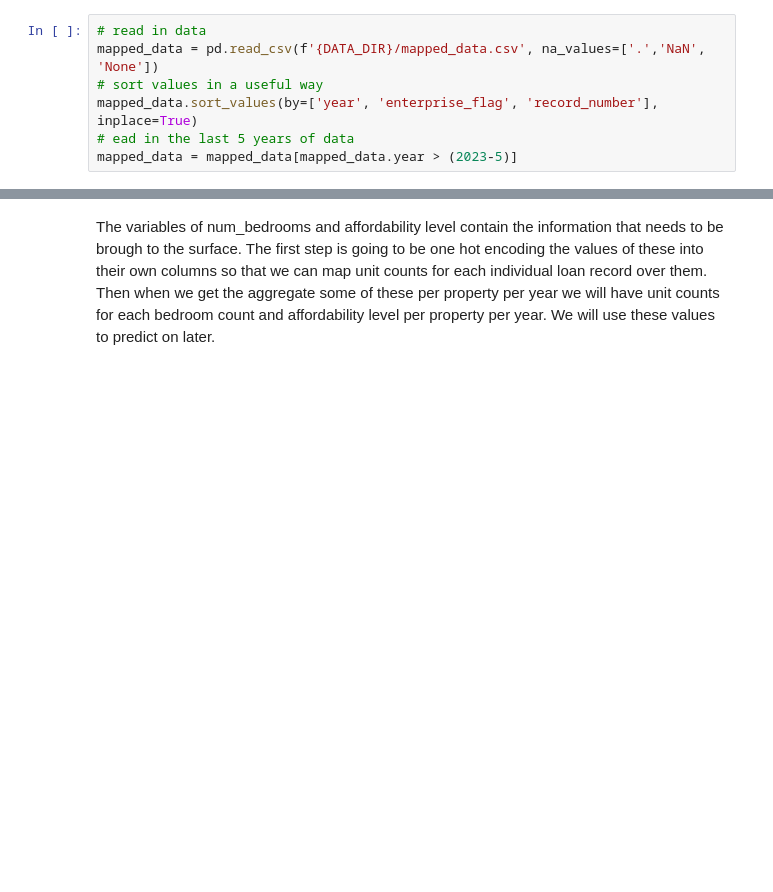
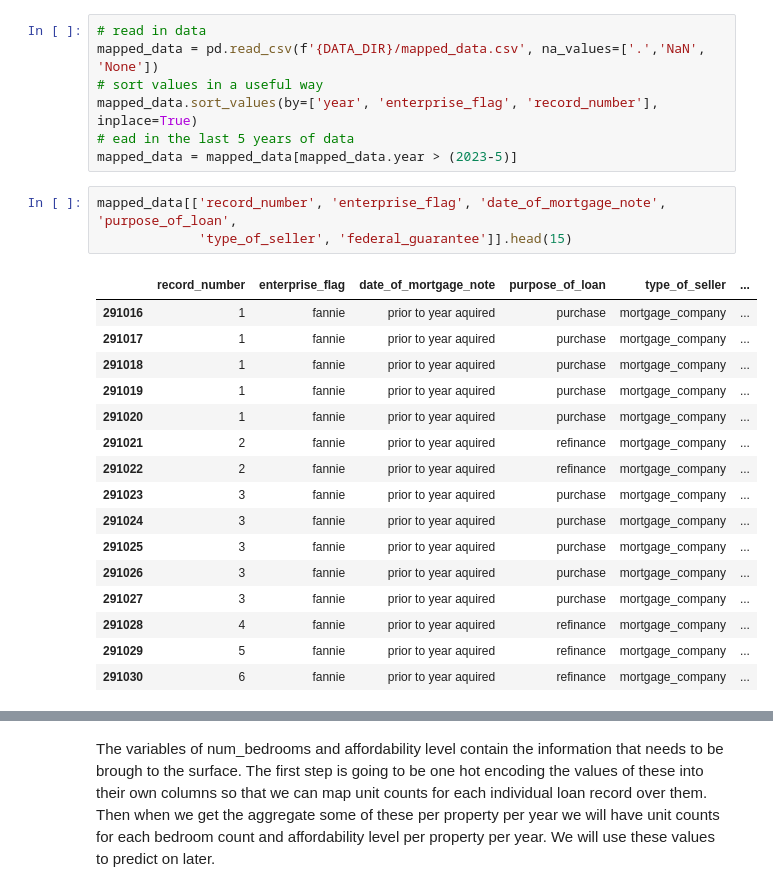
Before and after one commit to mango459/CS504-Project, a Jupyter notebook: shane_CS504_feature_engineering.ipynb, the cells around one changed output, grey strips where cells are left out. Saved outputs shown, nothing was run; the diff lists cells and outputs as text; blank space fills up the shorter version.

```diff
--- a/shane_CS504_feature_engineering.ipynb
+++ b/shane_CS504_feature_engineering.ipynb
@@ -14,3 +14,23 @@ mapped_data = pd.read_csv(f'{DATA_DIR}/mapped_data.csv', na_values=['.','NaN', '
 mapped_data.sort_values(by=['year', 'enterprise_flag', 'record_number'], inplace=True)
 # ead in the last 5 years of data
 mapped_data = mapped_data[mapped_data.year > (2023-5)]
+# %%
+mapped_data[['record_number', 'enterprise_flag', 'date_of_mortgage_note', 'purpose_of_loan',
+             'type_of_seller', 'federal_guarantee']].head(15)
+# %% [output]
+|  | record_number | enterprise_flag | date_of_mortgage_note | purpose_of_loan | type_of_seller | ... |
+| 291016 | 1 | fannie | prior to year aquired | purchase | mortgage_company | ... |
+| 291017 | 1 | fannie | prior to year aquired | purchase | mortgage_company | ... |
+| 291018 | 1 | fannie | prior to year aquired | purchase | mortgage_company | ... |
+| 291019 | 1 | fannie | prior to year aquired | purchase | mortgage_company | ... |
+| 291020 | 1 | fannie | prior to year aquired | purchase | mortgage_company | ... |
+| 291021 | 2 | fannie | prior to year aquired | refinance | mortgage_company | ... |
+| 291022 | 2 | fannie | prior to year aquired | refinance | mortgage_company | ... |
+| 291023 | 3 | fannie | prior to year aquired | purchase | mortgage_company | ... |
+| 291024 | 3 | fannie | prior to year aquired | purchase | mortgage_company | ... |
+| 291025 | 3 | fannie | prior to year aquired | purchase | mortgage_company | ... |
+| 291026 | 3 | fannie | prior to year aquired | purchase | mortgage_company | ... |
+| 291027 | 3 | fannie | prior to year aquired | purchase | mortgage_company | ... |
+| 291028 | 4 | fannie | prior to year aquired | refinance | mortgage_company | ... |
+| 291029 | 5 | fannie | prior to year aquired | refinance | mortgage_company | ... |
+| 291030 | 6 | fannie | prior to year aquired | refinance | mortgage_company | ... |
```
Also changed, not shown: parts of 9 cells of this notebook, 2 other files.
